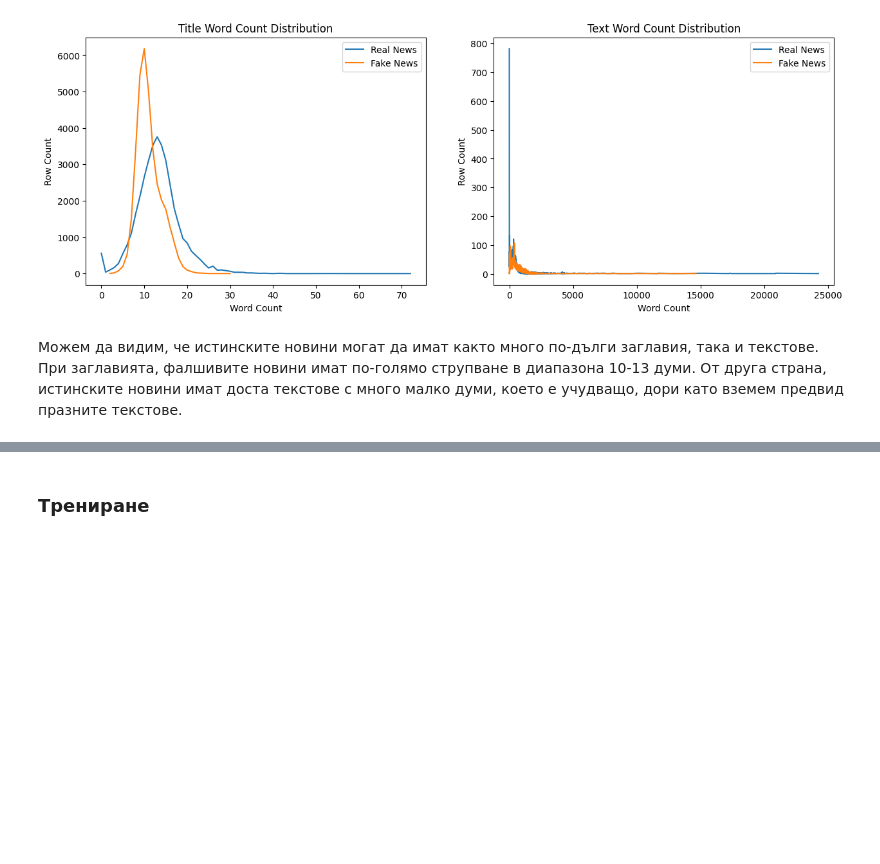
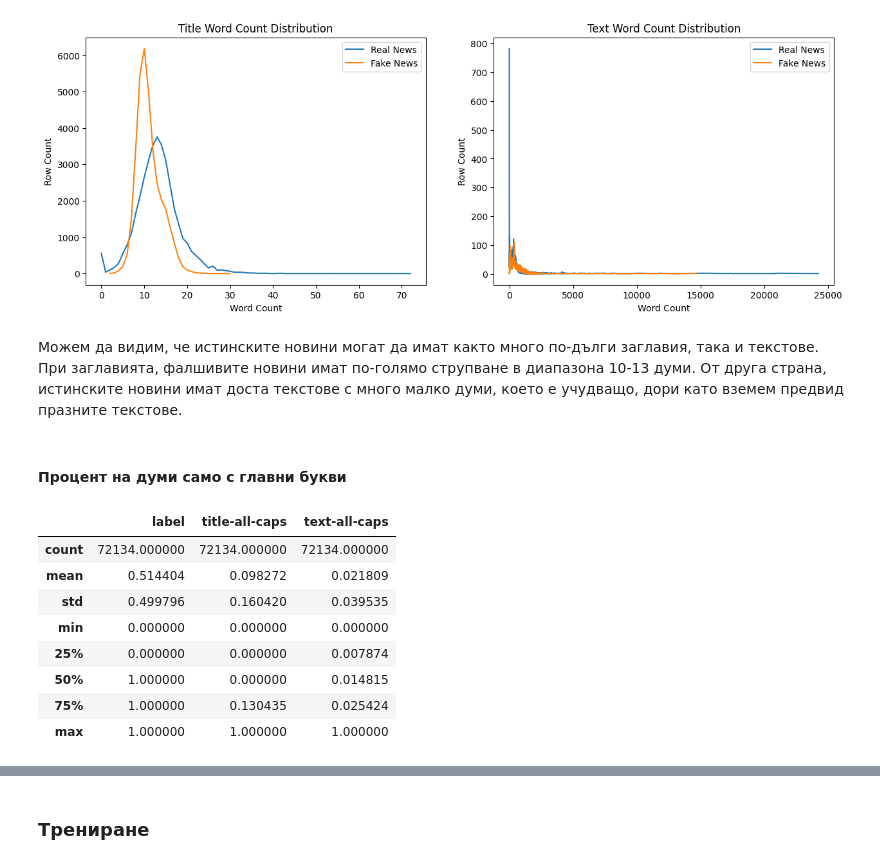
Before and after one commit to kirilyotov/ML-Fake_News, a Jupyter notebook: fake-news.ipynb, the cells around one changed output, grey strips where cells are left out. Drawn from its saved outputs; the diff is of its cells as text; code cells hidden in the pictures; blank space fills up the shorter version.

```diff
--- a/fake-news.ipynb
+++ b/fake-news.ipynb
@@ -165,3 +167,32 @@ plt.show()
 [figure]
 # %% [markdown]
 Можем да видим, че истинските новини могат да имат както много по-дълги заглавия, така и текстове. При заглавията, фалшивите новини имат по-голямо струпване в диапазона 10-13 думи. От друга страна, истинските новини имат доста текстове с много малко думи, което е учудващо, дори като вземем предвид празните текстове.
+# %% [markdown]
+#### Процент на думи само с главни букви
+# %%
+def percent_all_caps(x: str) -> float:
+    words = x.split()
+    if len(words) == 0: return 0
+
+    count = 0
+    for w in words:
+        if w.isupper():
+            count += 1
+    return count / len(words)
+
+caps = data.copy()
+caps['title'].fillna('', inplace = True)
+caps['text'].fillna('', inplace = True)
+caps['title-all-caps'] = caps['title'].apply(percent_all_caps)
+caps['text-all-caps'] = caps['text'].apply(percent_all_caps)
+caps.describe()
+# %% [output]
+|  | label | title-all-caps | text-all-caps |
+| count | 72134.000000 | 72134.000000 | 72134.000000 |
+| mean | 0.514404 | 0.098272 | 0.021809 |
+| std | 0.499796 | 0.160420 | 0.039535 |
+| min | 0.000000 | 0.000000 | 0.000000 |
+| 25% | 0.000000 | 0.000000 | 0.007874 |
+| 50% | 1.000000 | 0.000000 | 0.014815 |
+| 75% | 1.000000 | 0.130435 | 0.025424 |
+| max | 1.000000 | 1.000000 | 1.000000 |
```
Also changed, not shown: parts of 4 cells of this notebook.
